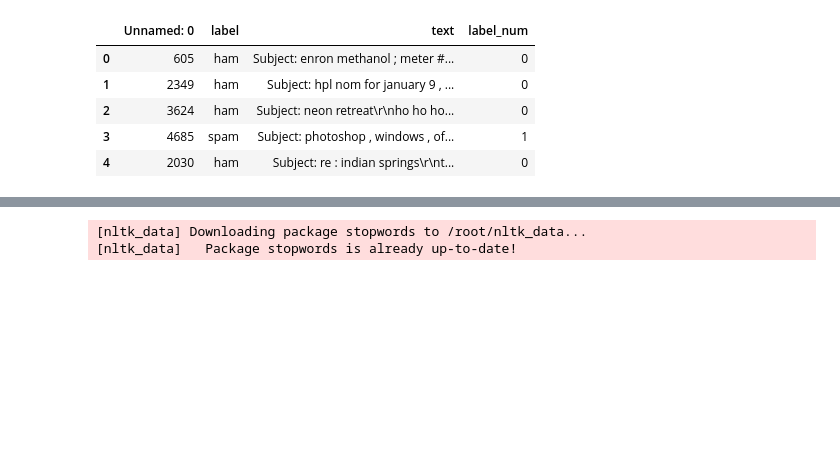
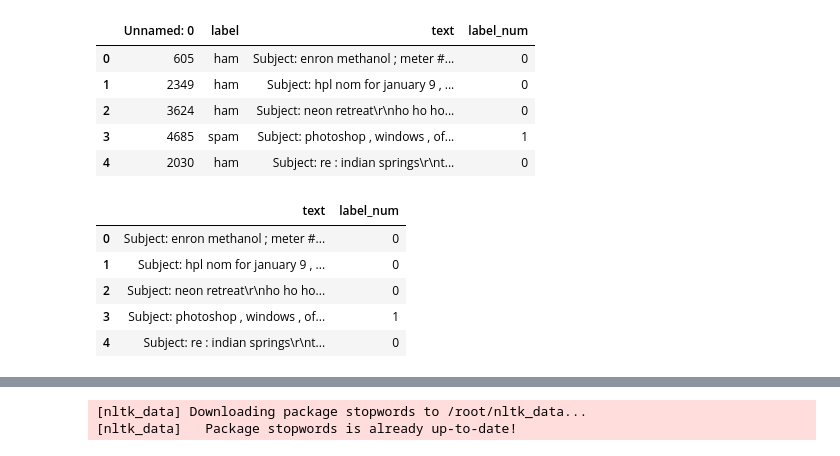
Before and after one commit to supernova276/spam_detection, a Jupyter notebook: SpamEmailDe.ipynb, the cells around one changed output, grey strips where cells are left out. Drawn from its saved outputs; the diff is of its cells as text; code cells hidden in the pictures; blank space fills up the shorter version.

```diff
--- a/SpamEmailDe.ipynb
+++ b/SpamEmailDe.ipynb
@@ -25,3 +27,12 @@ df.head(5)
+# %%
+df.head()
+# %% [output]
+|  | text | label_num |
+| 0 | Subject: enron methanol ; meter #... | 0 |
+| 1 | Subject: hpl nom for january 9 , ... | 0 |
+| 2 | Subject: neon retreat\r\nho ho ho... | 0 |
+| 3 | Subject: photoshop , windows , of... | 1 |
+| 4 | Subject: re : indian springs\r\nt... | 0 |
 # %%
 df.shape
 # %% [output]
```
Also changed, not shown: parts of 14 cells of this notebook.
